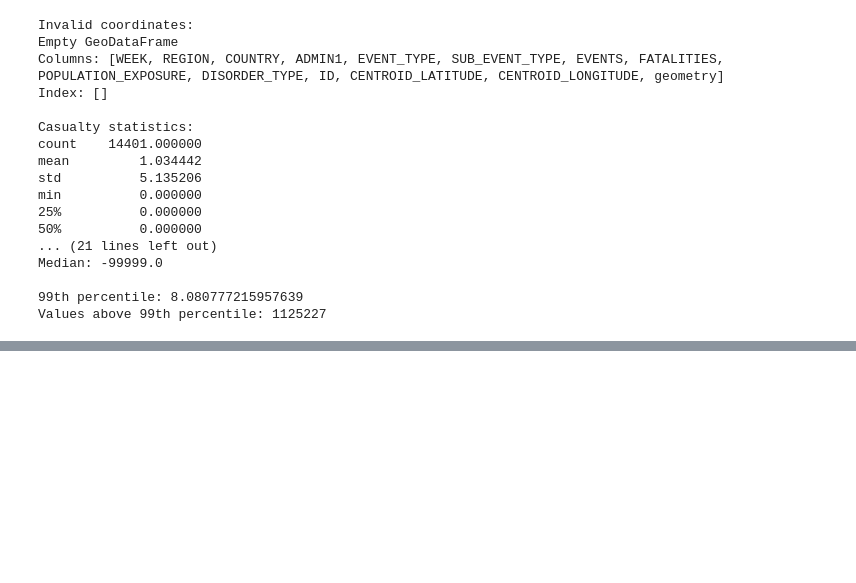
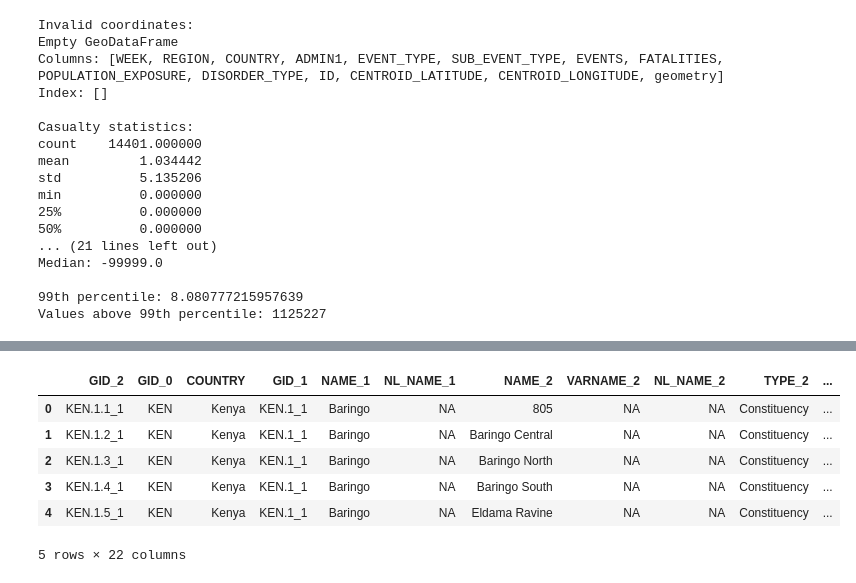
Before and after one commit to tomwaldin/east_africa_conflict_analysis, a Jupyter notebook: notebooks/exploratory_data_analysis.ipynb, the cells around one changed output, grey strips where cells are left out. Saved outputs shown, nothing was run; the diff lists cells and outputs as text; code cells hidden in the pictures; blank space fills up the shorter version.

```diff
--- a/notebooks/exploratory_data_analysis.ipynb
+++ b/notebooks/exploratory_data_analysis.ipynb
@@ -230,5 +266,13 @@ data = feature_engineering_pipeline(data)
 # %%
 features = data['ken']['features']
 features.head()
-features.columns
+#features.columns
+# %% [output]
+|  | GID_2 | GID_0 | COUNTRY | GID_1 | NAME_1 | NL_NAME_1 | NAME_2 | VARNAME_2 | NL_NAME_2 | TYPE_2 | ... |
+| 0 | KEN.1.1_1 | KEN | Kenya | KEN.1_1 | Baringo | NA | 805 | NA | NA | Constituency | ... |
+| 1 | KEN.1.2_1 | KEN | Kenya | KEN.1_1 | Baringo | NA | Baringo Central | NA | NA | Constituency | ... |
+| 2 | KEN.1.3_1 | KEN | Kenya | KEN.1_1 | Baringo | NA | Baringo North | NA | NA | Constituency | ... |
+| 3 | KEN.1.4_1 | KEN | Kenya | KEN.1_1 | Baringo | NA | Baringo South | NA | NA | Constituency | ... |
+| 4 | KEN.1.5_1 | KEN | Kenya | KEN.1_1 | Baringo | NA | Eldama Ravine | NA | NA | Constituency | ... |
+5 rows × 22 columns
 # %%
```
Also changed, not shown: parts of 8 cells of this notebook, 1 other file.
